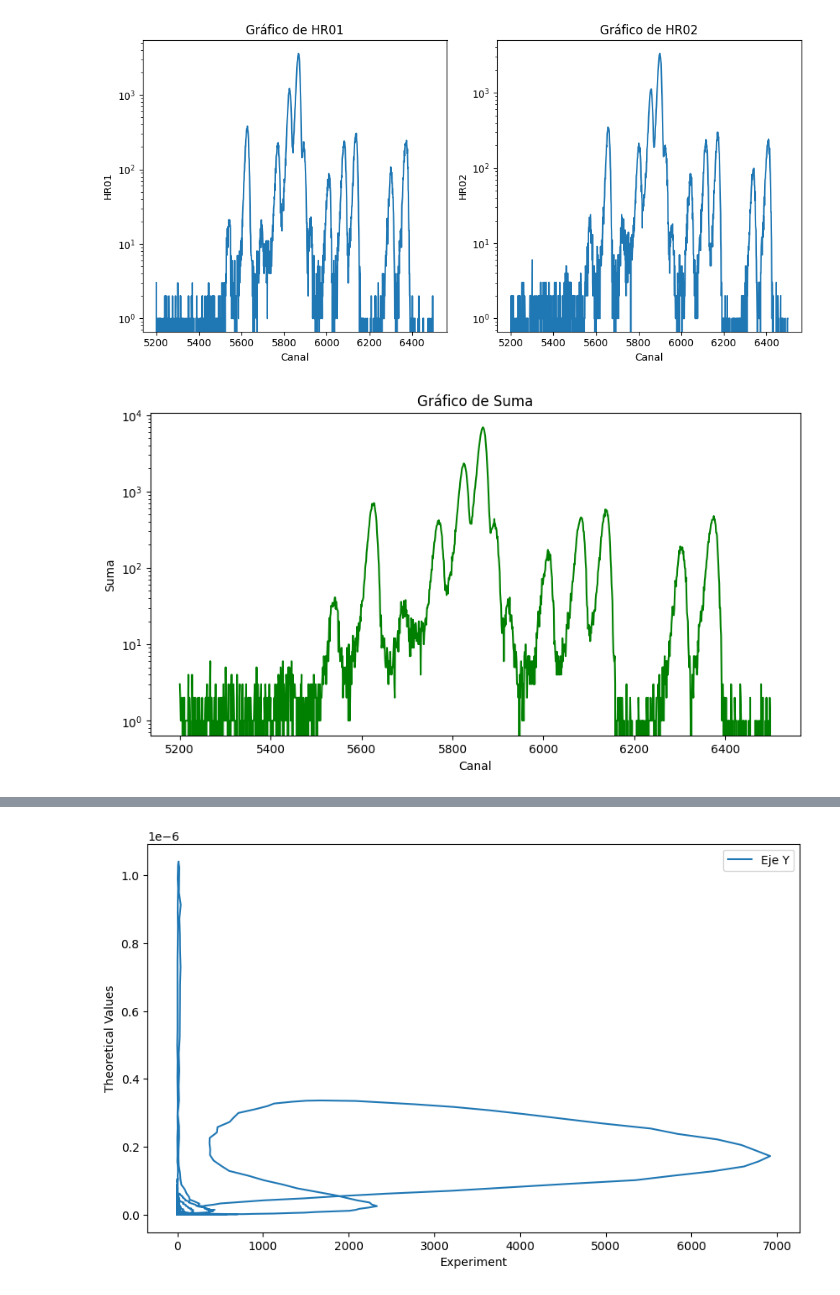
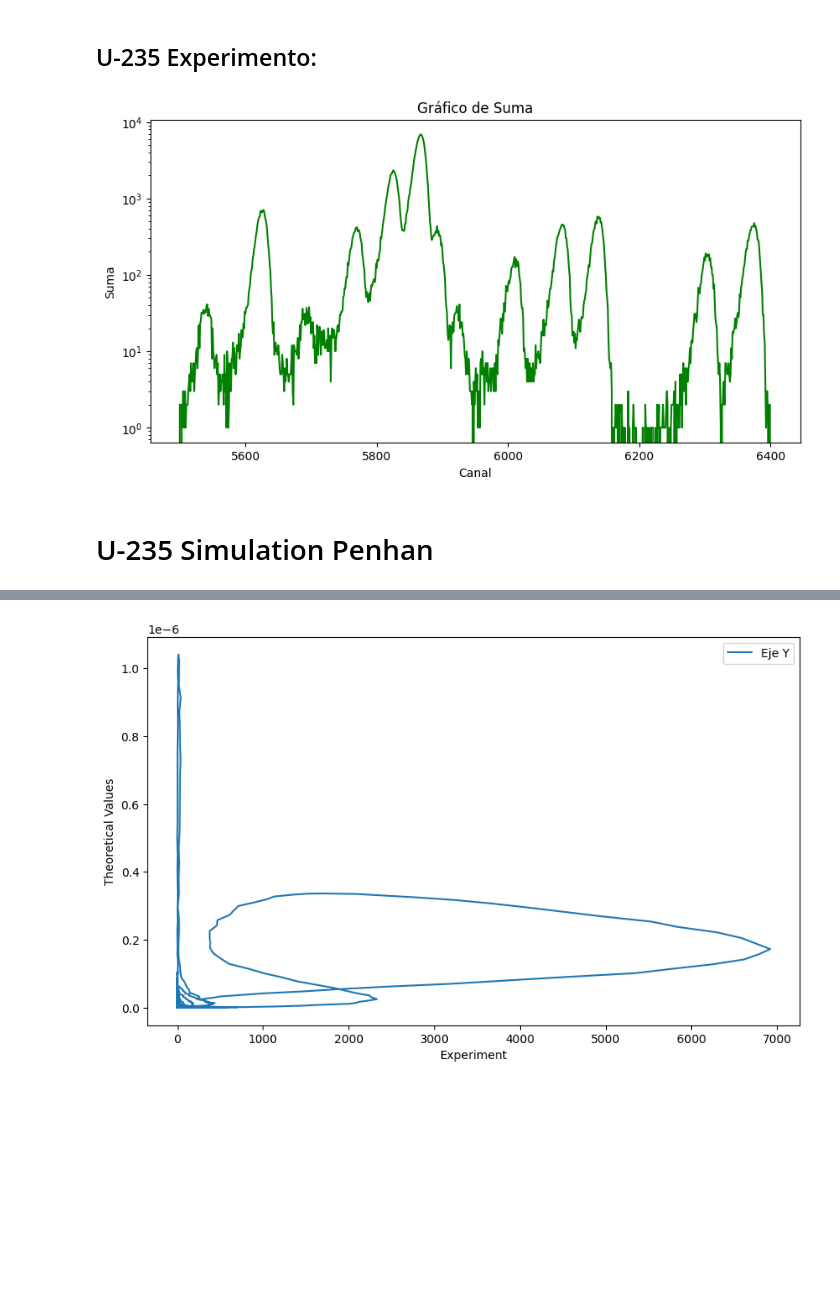
Before and after one commit to carlosherediapimienta/Collaboration_CIEMAT, a Jupyter notebook: U_235.ipynb, the cells around one changed output, grey strips where cells are left out. Saved outputs shown, nothing was run; the diff lists cells and outputs as text; code cells hidden in the pictures; blank space fills up the shorter version.

```diff
--- a/U_235.ipynb
+++ b/U_235.ipynb
@@ -1,5 +1,7 @@
 # %% [markdown]
 <a href="https://colab.research.google.com/github/carlosherediapimienta/Collaboration_CIEMAT/blob/main/U_235.ipynb" target="_parent"><img src="https://colab.research.google.com/assets/colab-badge.svg" alt="Open In Colab"/></a>
+# %% [markdown]
+## U-235 Experimento:
 # %%
 import pandas as pd
 import matplotlib.pyplot as plt
@@ -9,42 +11,25 @@ df = pd.read_csv("Exp_U235.csv", sep=";")  # Asumiendo que el archivo está sepa
 # %%
 # Seleccionar las columnas HR01, HR02 y Suma
 df_selected = df[['HR01', 'HR02', 'Suma']]
 
 # Definir el rango deseado en el eje X
-inicio = 5200
-fin = 6500
+inicio = 5500
+fin = 6400
 
 # Filtrar el DataFrame para incluir solo las filas dentro del rango
 df_selected = df_selected[(df_selected.index >= inicio) & (df_selected.index <= fin)]
-
-# Graficar HR01 y HR02 en un eje X separado
-plt.figure(figsize=(10, 5))
-plt.subplot(1, 2, 1)
-plt.plot(df_selected.index, df_selected['HR01'])
-plt.xlabel('Canal')
-plt.ylabel('HR01')
-plt.title('Gráfico de HR01')
-plt.yscale('log')
-
-plt.subplot(1, 2, 2)
-plt.plot(df_selected.index, df_selected['HR02'])
-plt.xlabel('Canal')
-plt.ylabel('HR02')
-plt.title('Gráfico de HR02')
-plt.yscale('log')
-
-plt.tight_layout()
 
 # Graficar Suma en un eje X separado
 plt.figure(figsize=(10, 5))
 plt.plot(df_selected.index, df_selected['Suma'], color='green')
 plt.xlabel('Canal')
 plt.ylabel('Suma')
 plt.title('Gráfico de Suma')
 plt.yscale('log')
 
 plt.show()
 # %% [output]
-[figure, old version]
+[figure, new version]
-[figure, removed]
+# %% [markdown]
+# U-235 Simulation Penhan
 # %%
```
Also changed, not shown: parts of 15 cells of this notebook.
